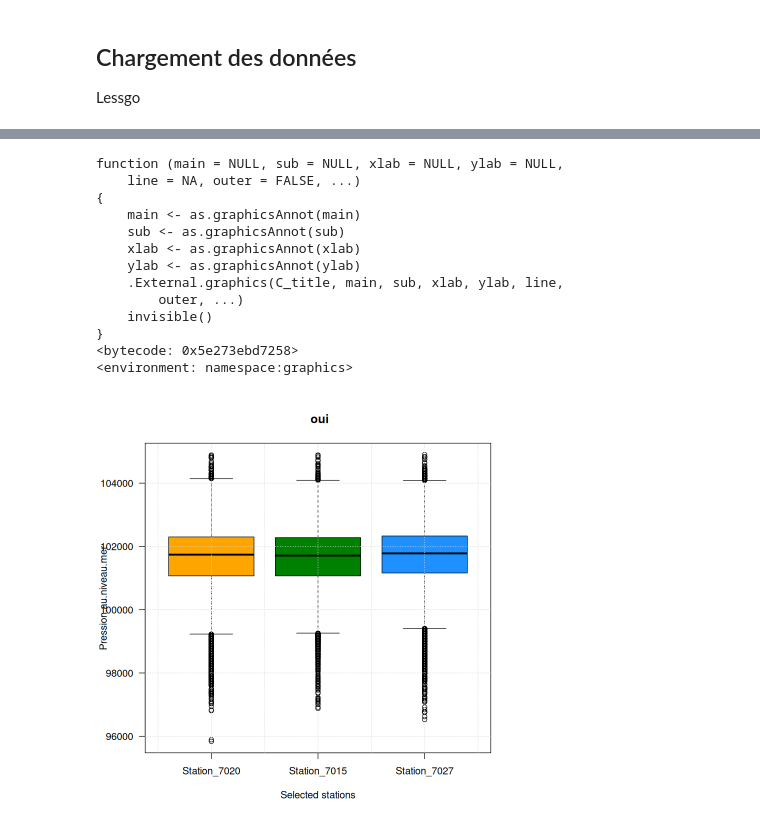
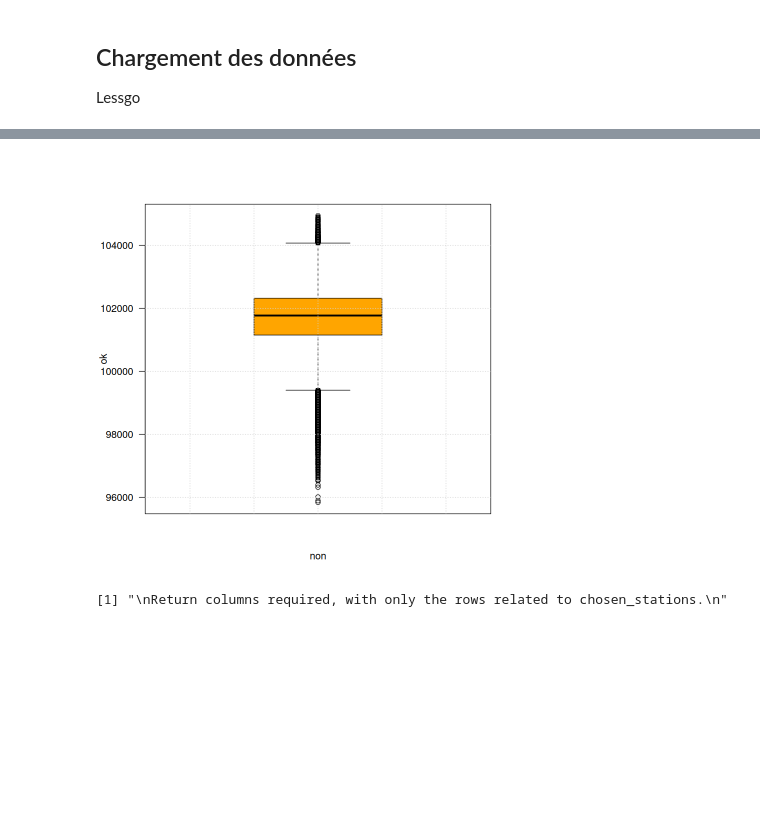
Before and after one commit to thomasdepic/SDD-BE-meteo, a Jupyter notebook: questions/1_presentation_donnees.ipynb, the cells around one changed output, grey strips where cells are left out. Saved outputs shown, nothing was run; the diff lists cells and outputs as text; code cells hidden in the pictures; blank space fills up the shorter version.

```diff
--- a/questions/1_presentation_donnees.ipynb
+++ b/questions/1_presentation_donnees.ipynb
@@ -74,20 +79,31 @@ ggplot() +
 # %%
 histogramggplot <- function(xs, title, legx, legy ){
     ggplot(xs, aes(x=legx, y=legy, fill=legx)) +
     geom_boxplot() +
     theme_light() +
     scale_fill_brewer("Set3")
 }
 
 histogram <- function(xs, title, legx, legy){
     my_colors <- c("#FFA500", "#008000", "#1E90FF", "#FF1493")
-    par(bg = 'white')
-    boxplot(xs, xlab = legx, ylab = legy, las = 1, col = my_colors)
-    grid()
+    tryCatch(
+        {
+        par(bg = 'white')
+        boxplot(xs, xlab = legx, ylab = legy, las = 1, col = my_colors)
+        grid()
+        },
+        error=function(e) {
+            message('An error occurred (in histogram function)')
+            print("with title")
+            print(e)
+        })
+
 }
 
 chosen_stations = c("7020", "7015", "7027")
 histogram(xs = full_data["Pression.au.niveau.mer"], title = "oui" ,legx = "non" ,legy = "ok")
+# %% [output]
+[figure, added]
 # %%
 
 "
@@ -96,6 +112,5 @@ Return columns required, with only the rows related to chosen_stations.
 ColumnSelector <- function(columns, chosen_stations){
     return( select(full_data %>% filter(ID.OMM.station %in% chosen_stations), all_of(columns)) )
 }
-
-
-select(full_data %>% filter(ID.OMM.station %in% chosen_stations), all_of(c("Pression.au.niveau.mer")))
+# %% [output]
+[1] "\nReturn columns required, with only the rows related to chosen_stations.\n"
@@ -154,18 +151 @@ autohistogram <- function(column, chosen_stations){
 }
-# %%
-autohistogram("Pression.au.niveau.mer", chosen_stations)
-# %% [output]
-function (main = NULL, sub = NULL, xlab = NULL, ylab = NULL,
-    line = NA, outer = FALSE, ...)
-{
-    main <- as.graphicsAnnot(main)
-    sub <- as.graphicsAnnot(sub)
-    xlab <- as.graphicsAnnot(xlab)
-    ylab <- as.graphicsAnnot(ylab)
-    .External.graphics(C_title, main, sub, xlab, ylab, line,
-        outer, ...)
-    invisible()
-}
-<bytecode: 0x5e273ebd7258>
-<environment: namespace:graphics>
-[figure, removed]
```
Also changed, not shown: parts of 6 cells of this notebook.
